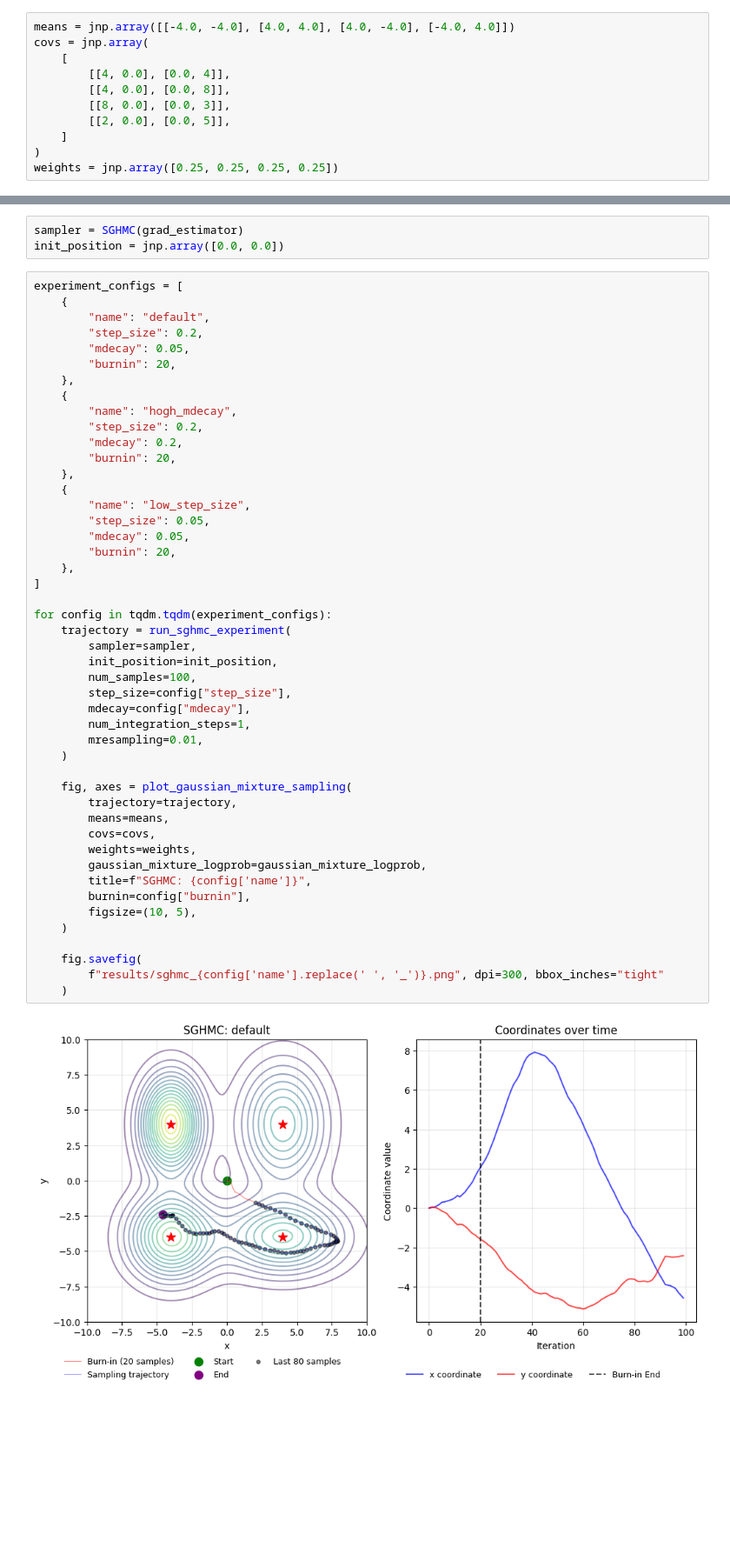
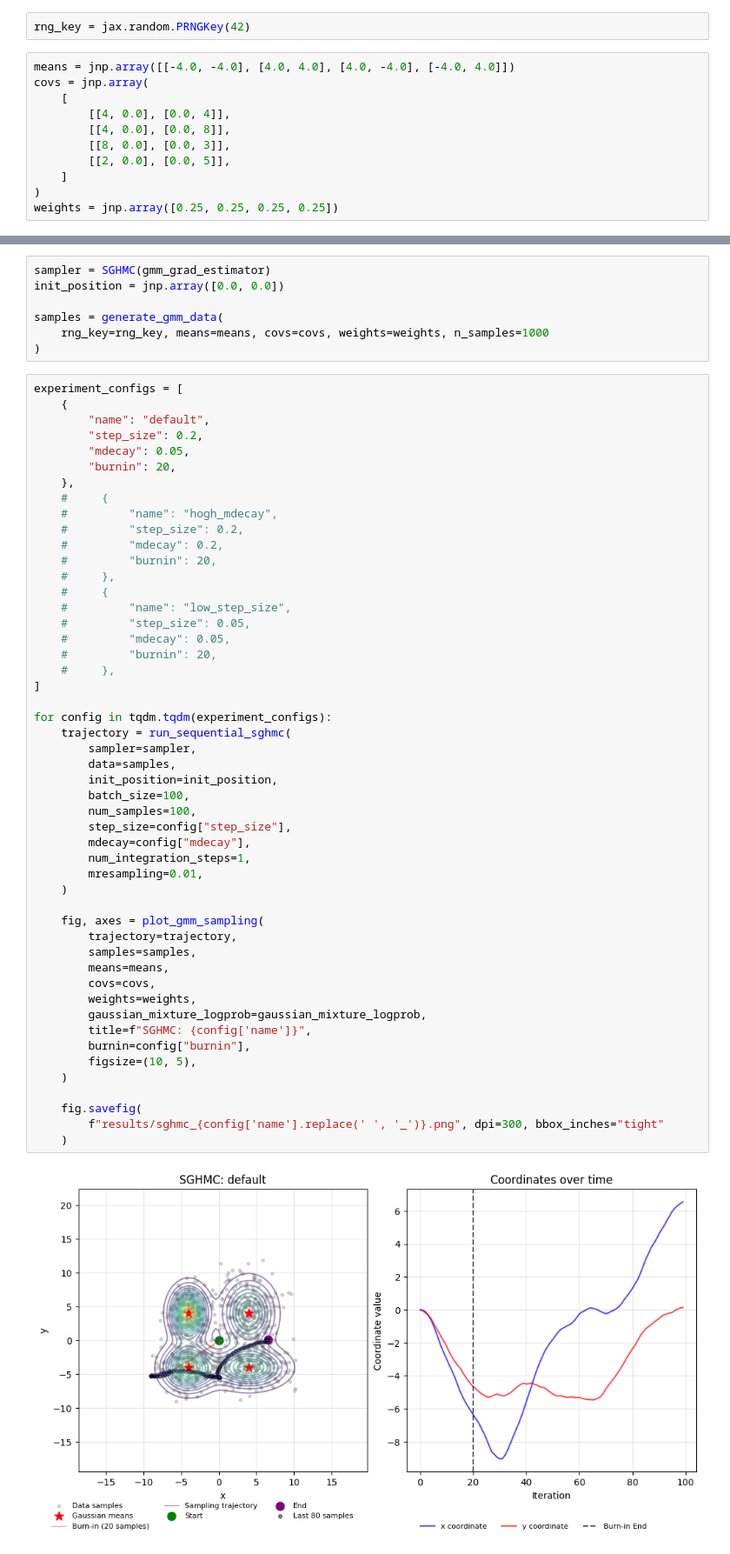
Before and after one commit to mo374z/enhancing-sgmcmc, a Jupyter notebook: enhancing_sgmcmc/notebooks/sgmcmc_test.ipynb, the cells around one changed output, grey strips where cells are left out. Shown at 87% size. Cells and saved outputs as stored; diff of their text form; blank space fills up the shorter version.

Commit message:
do mcmc based on samples from a gmm

```diff
--- a/enhancing_sgmcmc/notebooks/sgmcmc_test.ipynb
+++ b/enhancing_sgmcmc/notebooks/sgmcmc_test.ipynb
@@ -20,6 +22,8 @@ os.chdir("../..")
 %autoreload 2
 # %% [markdown]
 ### Setup
+# %%
+rng_key = jax.random.PRNGKey(42)
 # %%
 means = jnp.array([[-4.0, -4.0], [4.0, 4.0], [4.0, -4.0], [-4.0, 4.0]])
 covs = jnp.array(
@@ -40,6 +38,10 @@ def grad_estimator(position, x=None, y=None):
 # %%
-sampler = SGHMC(grad_estimator)
+sampler = SGHMC(gmm_grad_estimator)
 init_position = jnp.array([0.0, 0.0])
+
+samples = generate_gmm_data(
+    rng_key=rng_key, means=means, covs=covs, weights=weights, n_samples=1000
+)
 # %%
 experiment_configs = [
     {
@@ -47,45 +49,48 @@ experiment_configs = [
         "step_size": 0.2,
         "mdecay": 0.05,
         "burnin": 20,
     },
-    {
-        "name": "hogh_mdecay",
-        "step_size": 0.2,
-        "mdecay": 0.2,
-        "burnin": 20,
-    },
-    {
-        "name": "low_step_size",
-        "step_size": 0.05,
-        "mdecay": 0.05,
-        "burnin": 20,
-    },
+    #     {
+    #         "name": "hogh_mdecay",
+    #         "step_size": 0.2,
+    #         "mdecay": 0.2,
+    #         "burnin": 20,
+    #     },
+    #     {
+    #         "name": "low_step_size",
+    #         "step_size": 0.05,
+    #         "mdecay": 0.05,
+    #         "burnin": 20,
+    #     },
 ]
 
 for config in tqdm.tqdm(experiment_configs):
-    trajectory = run_sghmc_experiment(
+    trajectory = run_sequential_sghmc(
         sampler=sampler,
+        data=samples,
         init_position=init_position,
+        batch_size=100,
         num_samples=100,
         step_size=config["step_size"],
         mdecay=config["mdecay"],
         num_integration_steps=1,
         mresampling=0.01,
     )
 
-    fig, axes = plot_gaussian_mixture_sampling(
+    fig, axes = plot_gmm_sampling(
         trajectory=trajectory,
+        samples=samples,
         means=means,
         covs=covs,
         weights=weights,
         gaussian_mixture_logprob=gaussian_mixture_logprob,
         title=f"SGHMC: {config['name']}",
         burnin=config["burnin"],
         figsize=(10, 5),
     )
 
     fig.savefig(
         f"results/sghmc_{config['name'].replace(' ', '_')}.png", dpi=300, bbox_inches="tight"
     )
 # %% [output]
-[figure, old version]
+[figure, new version]
```
Also changed, not shown: parts of 3 cells of this notebook, 1 other file.
